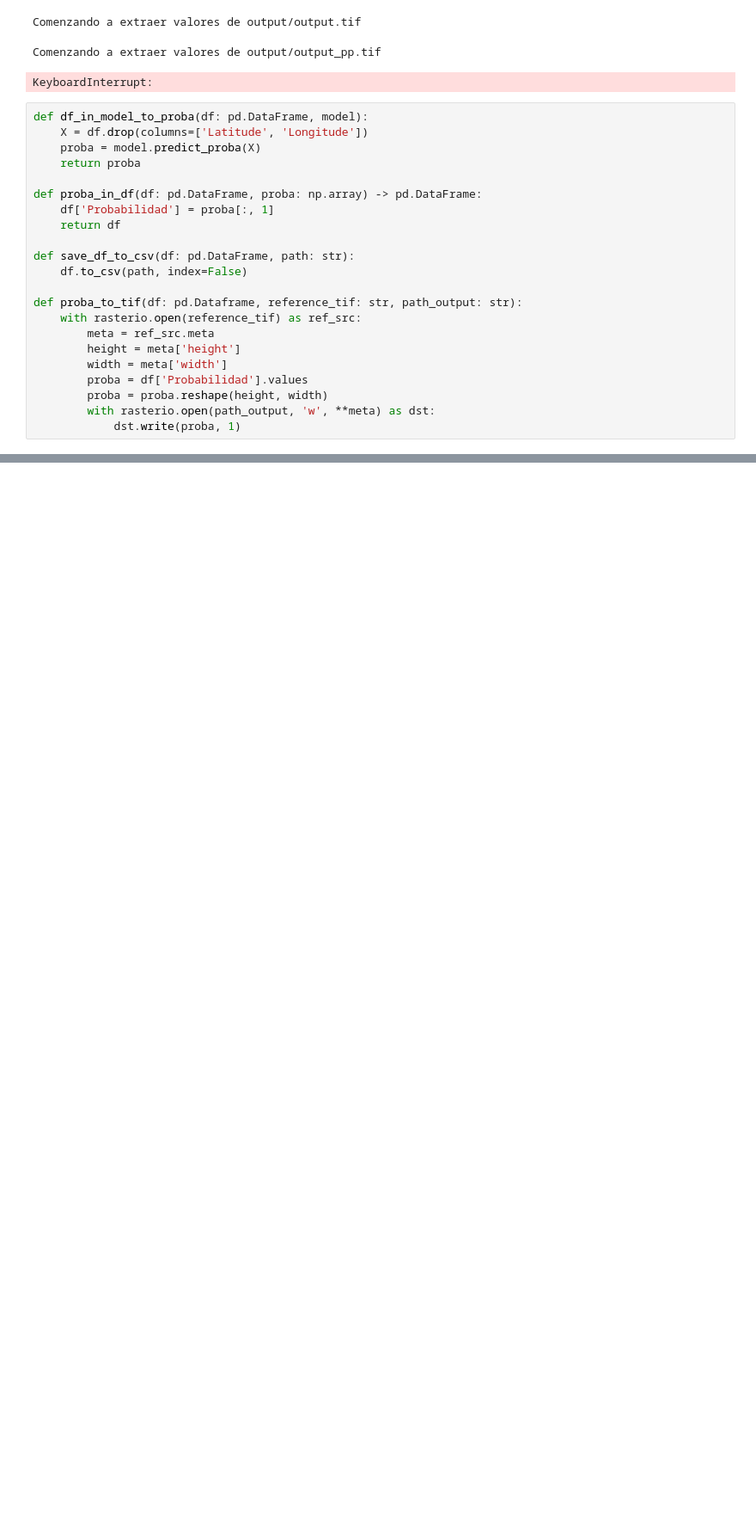
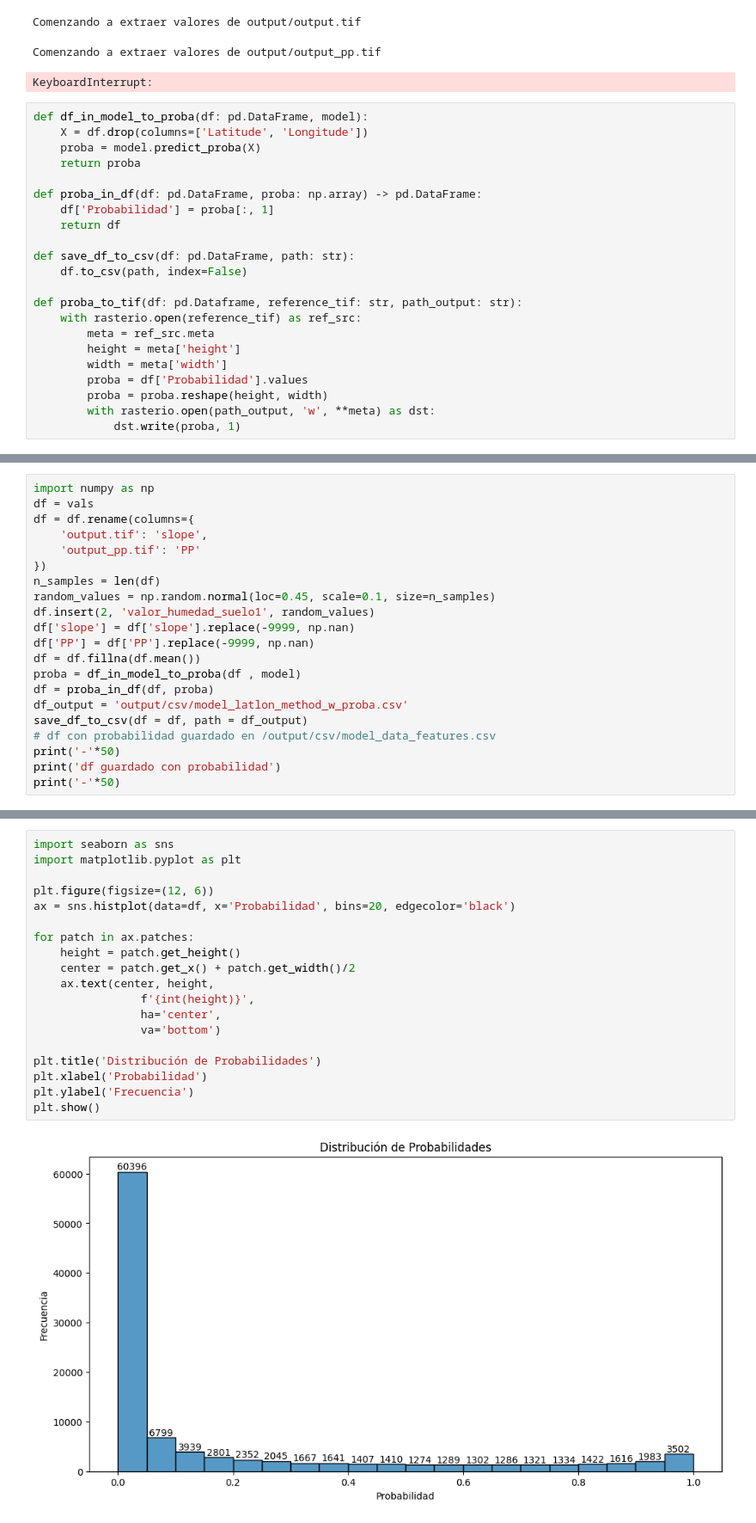
Before and after one commit to ManuelLabbe/LandSlide_Guardian, a Jupyter notebook: incursion.ipynb, the cells around one changed output, grey strips where cells are left out. Shown at 86% size. Cells and saved outputs as stored; diff of their text form; blank space fills up the shorter version.

```diff
--- a/incursion.ipynb
+++ b/incursion.ipynb
@@ -955,0 +1117,21 @@ def proba_to_tif(df: pd.Dataframe, reference_tif: str, path_output: str):
+# %%
+import numpy as np
+df = vals
+df = df.rename(columns={
+    'output.tif': 'slope',
+    'output_pp.tif': 'PP'
+})
+n_samples = len(df)
+random_values = np.random.normal(loc=0.45, scale=0.1, size=n_samples)
+df.insert(2, 'valor_humedad_suelo1', random_values)
+df['slope'] = df['slope'].replace(-9999, np.nan)
+df['PP'] = df['PP'].replace(-9999, np.nan)
+df = df.fillna(df.mean())
+proba = df_in_model_to_proba(df , model)
+df = proba_in_df(df, proba)
+df_output = 'output/csv/model_latlon_method_w_proba.csv'
+save_df_to_csv(df = df, path = df_output)
+# df con probabilidad guardado en /output/csv/model_data_features.csv
+print('-'*50)
+print('df guardado con probabilidad')
+print('-'*50)
@@ -955,0 +1177,21 @@ def proba_to_tif(df: pd.Dataframe, reference_tif: str, path_output: str):
+# %%
+import seaborn as sns
+import matplotlib.pyplot as plt
+
+plt.figure(figsize=(12, 6))
+ax = sns.histplot(data=df, x='Probabilidad', bins=20, edgecolor='black')
+
+for patch in ax.patches:
+    height = patch.get_height()
+    center = patch.get_x() + patch.get_width()/2
+    ax.text(center, height,
+                f'{int(height)}',
+                ha='center',
+                va='bottom')
+
+plt.title('Distribución de Probabilidades')
+plt.xlabel('Probabilidad')
+plt.ylabel('Frecuencia')
+plt.show()
+# %% [output]
+[figure, added]
```
Also changed, not shown: parts of 18 cells of this notebook.
